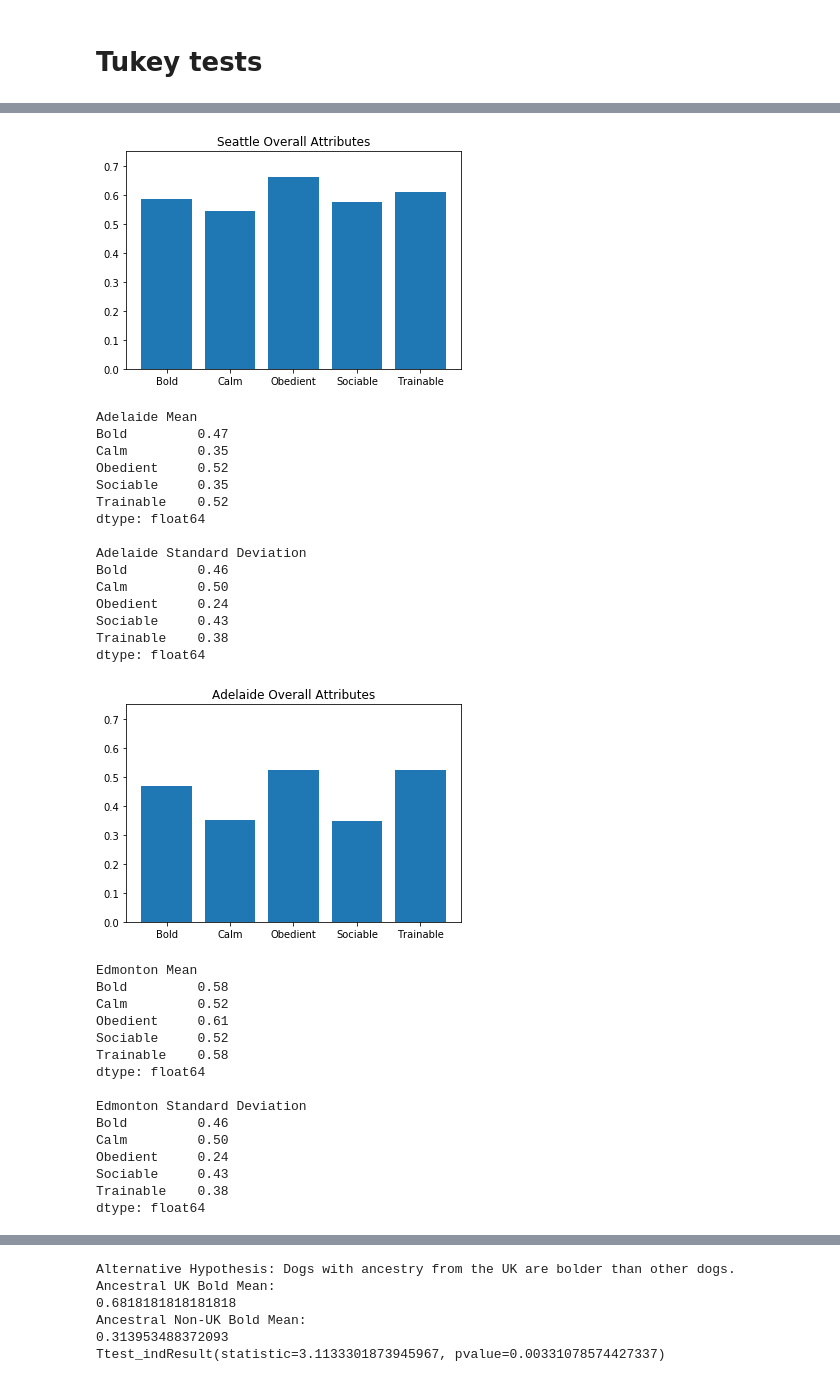
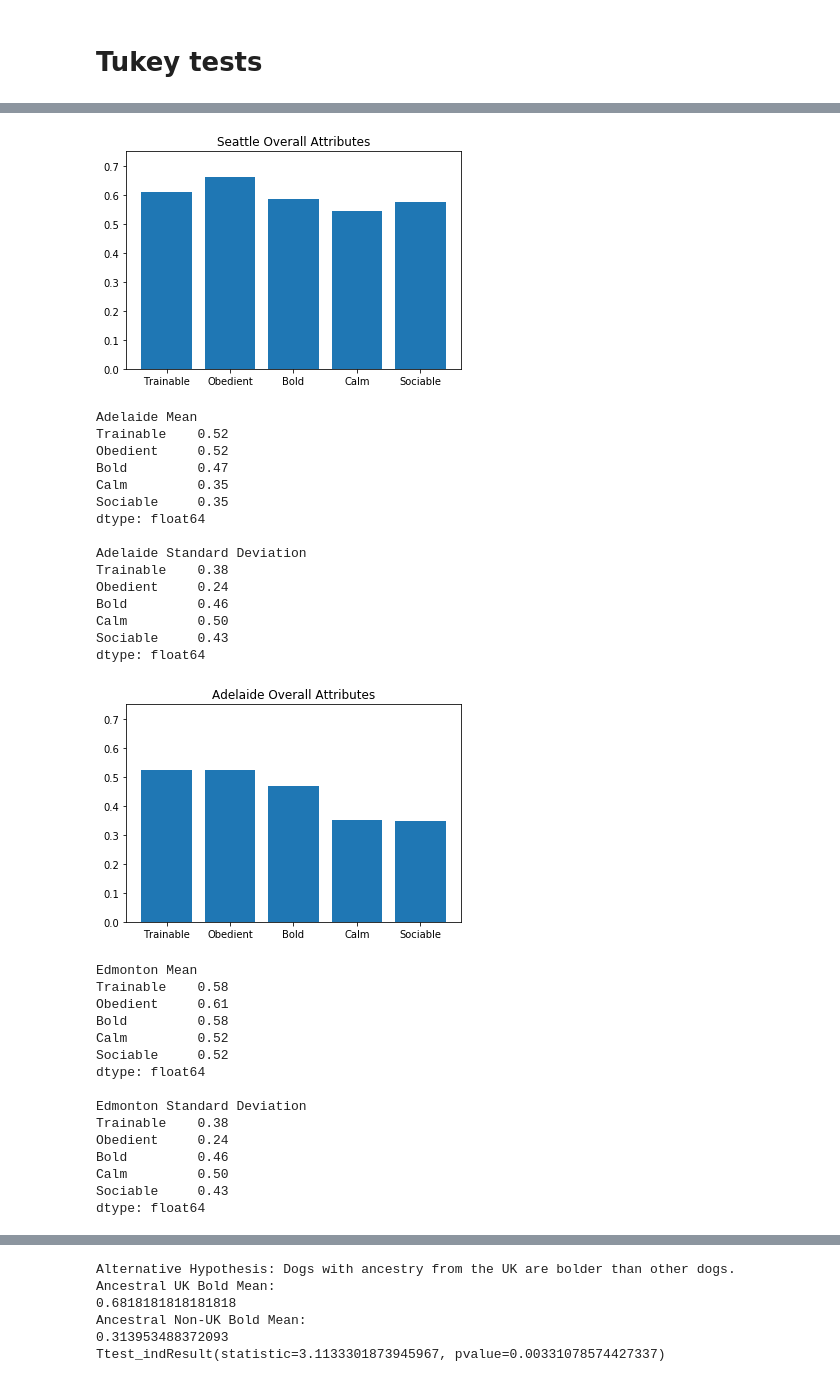
Before and after one commit to Save-All-The-Pets/dog_attributes, a Jupyter notebook: src/analysis.ipynb, the cells around one changed output, grey strips where cells are left out. Drawn from its saved outputs; the diff is of its cells as text; code cells hidden in the pictures.

```diff
--- a/src/analysis.ipynb
+++ b/src/analysis.ipynb
@@ -8,6 +8,8 @@ from mpl_toolkits.mplot3d import Axes3D
 import itertools
 from statsmodels.stats.multicomp import pairwise_tukeyhsd
 from statsmodels.stats.multicomp import MultiComparison
+import seaborn as sns
+
 
 import warnings
 warnings.filterwarnings('ignore')
@@ -25,7 +27,7 @@ wiki = pd.read_csv('../dogdata/wiki-edit.csv')
 turcsan = pd.read_csv('../dogdata/turcsan.csv')
 
 # List of attributes
-lst = ['Bold', 'Calm', 'Obedient','Sociable', 'Trainable']
+lst = ['Trainable', 'Obedient', 'Bold', 'Calm','Sociable']
 borough = ['Bronx','Brooklyn','Manhattan','Queens','Staten Island']
 # Pare down the Coren data
 coren = coren[['Breed', 'Obedient']]
@@ -226,12 +232,14 @@ Working             16    11         11        11    11
 # %%
 # Strip out NYC dirty values
 nyc_registry['Borough'] = nyc_registry['Borough'].map(lambda x: None if x not in {'Brooklyn', 'Bronx', 'Staten Island', 'Manhattan', 'Queens'} else x)
-nyc_registry['BreedName'] = nyc_registry['BreedName'].map(lambda x: None if x == 'Unknown' else x)
+nyc_registry.replace(to_replace='Unknown',value=None, inplace=True)
+nyc_registry.replace(to_replace='American Pit Bull Mix / Pit Bull Mix',value='Pit Bull Mix', inplace=True)
+nyc_registry.replace(to_replace='American Pit Bull Terrier/Pit Bull',value='Pit Bull', inplace=True)
 nyc_registry.dropna(inplace=True)
 
 # Display breed attributes by NYC borough
-display = False
-norm=False # Do not normalize
+display = True
+norm=True # Do not normalize
 nyc_attrib = nyc_registry.set_index('BreedName').join(attrib, how='left')
 nyc_attrib = nyc_attrib[['Borough','Calm', 'Trainable', 'Sociable', 'Bold', 'Obedient']]
 nyc_attrib_g = nyc_attrib.groupby('Borough')
@@ -247,12 +255,12 @@ if display:
 
 nyc_breeds = nyc_registry[['Borough', 'BreedName']]
 print('\nTop NYC Dogs Count')
-pprint(nyc_breeds['BreedName'].value_counts().nlargest(5))
+pprint(nyc_breeds['BreedName'].value_counts().nlargest(7))
 nyc_breeds_grp = nyc_breeds.groupby('Borough')
 print('\nTop Dogs By Borough')
 for b in borough:
     print('\n'+b)
-    print(nyc_breeds_grp.get_group(b)['BreedName'].value_counts(normalize=norm).head(5))
+    print(nyc_breeds_grp.get_group(b)['BreedName'].value_counts(normalize=norm).head(7))
 # %% [output]
 NYC Mean:
                Calm  Trainable  Sociable  Bold  Obedient
@@ -565,7 +538,7 @@ nyc_mean = nyc_attrib[lst].mean()
 seattle_mean = seattle_attrib[lst].mean()
 
 for item in lst:
-    plt.title(item)
+    plt.title(item+' Attribute by City')
     plt.bar(['New York','Seattle','Adelaide','Edmonton'], \
             [nyc_mean[item],seattle_mean[item], adelaide_mean[item], edmonton_mean[item]])
     plt.show()
@@ -603,33 +576,33 @@ Trainable    0.38
 dtype: float64
-[figure, old version]
+[figure, new version]
 Adelaide Mean
+Trainable    0.52
+Obedient     0.52
 Bold         0.47
 Calm         0.35
-Obedient     0.52
 Sociable     0.35
-Trainable    0.52
 dtype: float64
 
 Adelaide Standard Deviation
+Trainable    0.38
+Obedient     0.24
 Bold         0.46
 Calm         0.50
-Obedient     0.24
 Sociable     0.43
-Trainable    0.38
 dtype: float64
-[figure, old version]
+[figure, new version]
 Edmonton Mean
+Trainable    0.58
+Obedient     0.61
 Bold         0.58
 Calm         0.52
-Obedient     0.61
 Sociable     0.52
-Trainable    0.58
 dtype: float64
 
 Edmonton Standard Deviation
+Trainable    0.38
+Obedient     0.24
 Bold         0.46
 Calm         0.50
-Obedient     0.24
 Sociable     0.43
-Trainable    0.38
 dtype: float64
```
Also changed, not shown: parts of 14 cells of this notebook.
